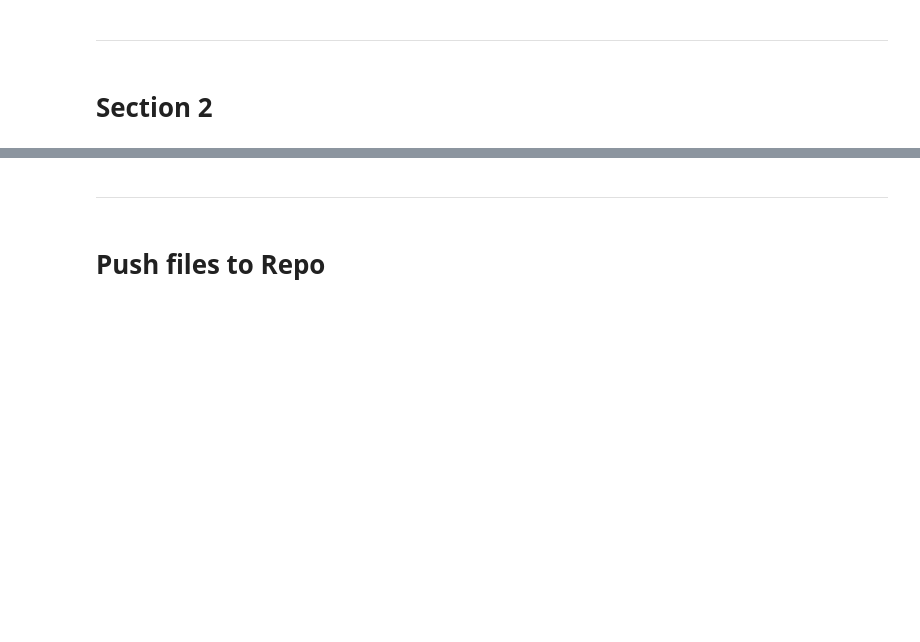
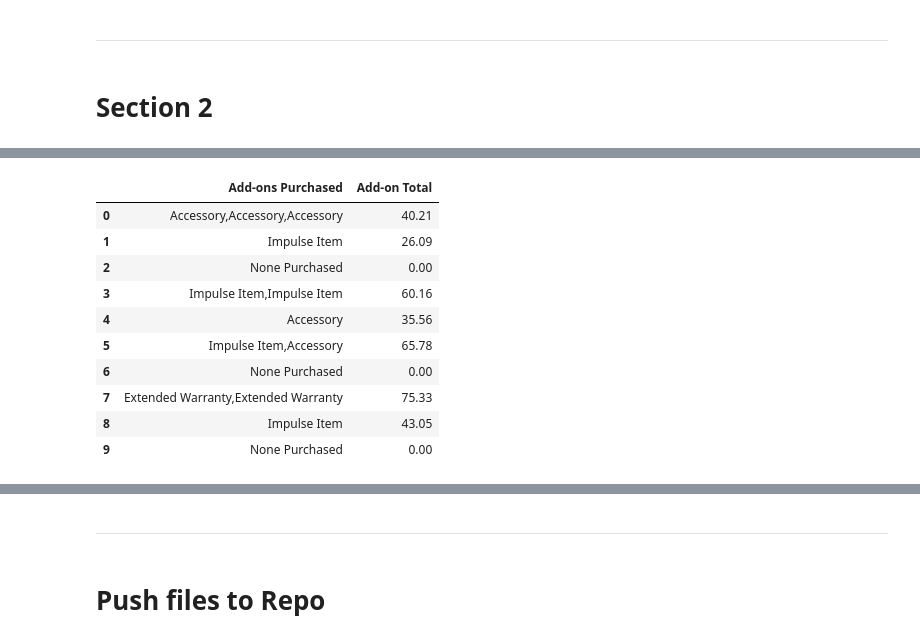
Before and after one commit to Hamza-Murshad/Electronic_Sales, a Jupyter notebook: jupyter_notebooks/ETL.ipynb, the cells around one changed output, grey strips where cells are left out. Saved outputs shown, nothing was run; the diff lists cells and outputs as text; code cells hidden in the pictures; blank space fills up the shorter version.

```diff
--- a/jupyter_notebooks/ETL.ipynb
+++ b/jupyter_notebooks/ETL.ipynb
@@ -127,0 +223,16 @@ NOTE
+# %%
+# Filling missing values with "None Purchased"
+df['Add-ons Purchased'] = df['Add-ons Purchased'].fillna('None Purchased') # Fill missing values in 'Add-ons Purchased' column with "None Purchased"
+df[['Add-ons Purchased', 'Add-on Total']].head(10)
+# %% [output]
+|  | Add-ons Purchased | Add-on Total |
+| 0 | Accessory,Accessory,Accessory | 40.21 |
+| 1 | Impulse Item | 26.09 |
+| 2 | None Purchased | 0.00 |
+| 3 | Impulse Item,Impulse Item | 60.16 |
+| 4 | Accessory | 35.56 |
+| 5 | Impulse Item,Accessory | 65.78 |
+| 6 | None Purchased | 0.00 |
+| 7 | Extended Warranty,Extended Warranty | 75.33 |
+| 8 | Impulse Item | 43.05 |
+| 9 | None Purchased | 0.00 |
```
Also changed, not shown: parts of 33 cells of this notebook.
